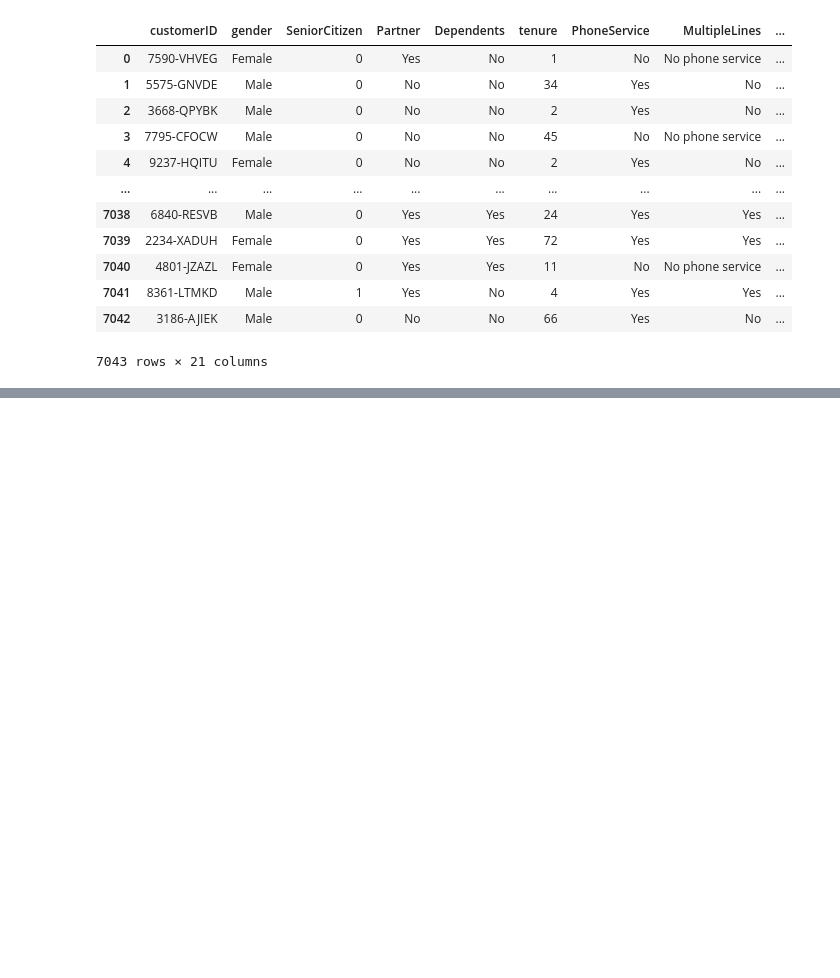
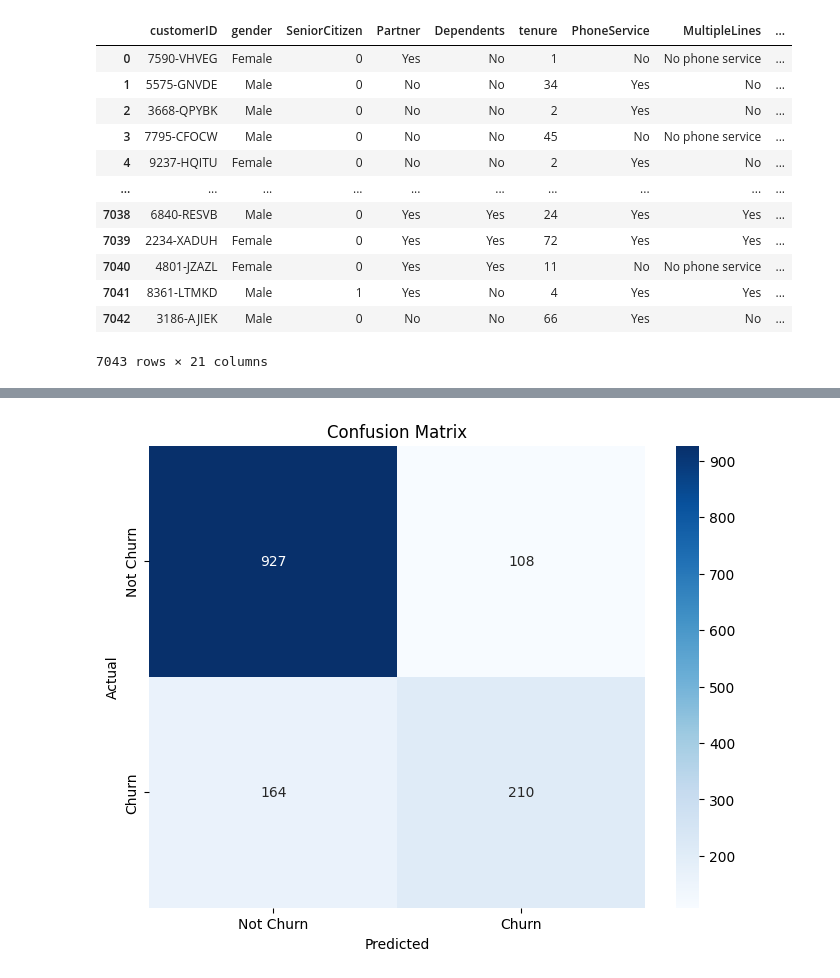
Before and after one commit to sandeepsony/PandasPrep, a Jupyter notebook: TABULAR-Customer.ipynb, the cells around one changed output, grey strips where cells are left out. Cells and saved outputs as stored; diff of their text form; code cells hidden in the pictures; blank space fills up the shorter version.

```diff
--- a/TABULAR-Customer.ipynb
+++ b/TABULAR-Customer.ipynb
@@ -50,0 +241,11 @@ First five rows:    customerID  gender  SeniorCitizen  ... MonthlyCharges TotalC
+# %%
+# Apply preprocessing
+X_train_processed = preprocessor.fit_transform(X_train)
+X_test_processed = preprocessor.transform(X_test)
+
+# Apply LAZYPREDICT
+clf = LazyClassifier(verbose=0, ignore_warnings=True, custom_metric=None)
+models, predictions = clf.fit(X_train_processed, X_test_processed, y_train, y_test)
+
+print("Model Comparison:")
+print(models)
@@ -50,0 +254,16 @@ First five rows:    customerID  gender  SeniorCitizen  ... MonthlyCharges TotalC
+# %%
+from sklearn.linear_model import LogisticRegression
+from sklearn.metrics import classification_report, confusion_matrix, roc_auc_score, auc
+from sklearn.model_selection import GridSearchCV
+
+# create and train a Logistic Regression model
+log_reg = LogisticRegression(random_state=42, max_iter=1000)
+log_reg.fit(X_train_processed, y_train)
+
+# Make predictions
+y_pred = log_reg.predict(X_test_processed)
+y_pred_proba = log_reg.predict_proba(X_test_processed)[:,1]
+
+# Evaluate the model
+print("classification_report:")
+print(classification_report(y_test, y_pred))
@@ -50,0 +280,14 @@ First five rows:    customerID  gender  SeniorCitizen  ... MonthlyCharges TotalC
+# %%
+# Visualization
+# Confusion Matrix
+cm = confusion_matrix(y_test, y_pred)
+plt.figure(figsize=(8, 6))
+sns.heatmap(cm, annot=True, fmt='d', cmap='Blues',
+            xticklabels=['Not Churn', 'Churn'],
+            yticklabels=['Not Churn', 'Churn'])
+plt.xlabel('Predicted')
+plt.ylabel('Actual')
+plt.title('Confusion Matrix')
+plt.show()
+# %% [output]
+[figure, added]
```
Also changed, not shown: parts of 19 cells of this notebook.
